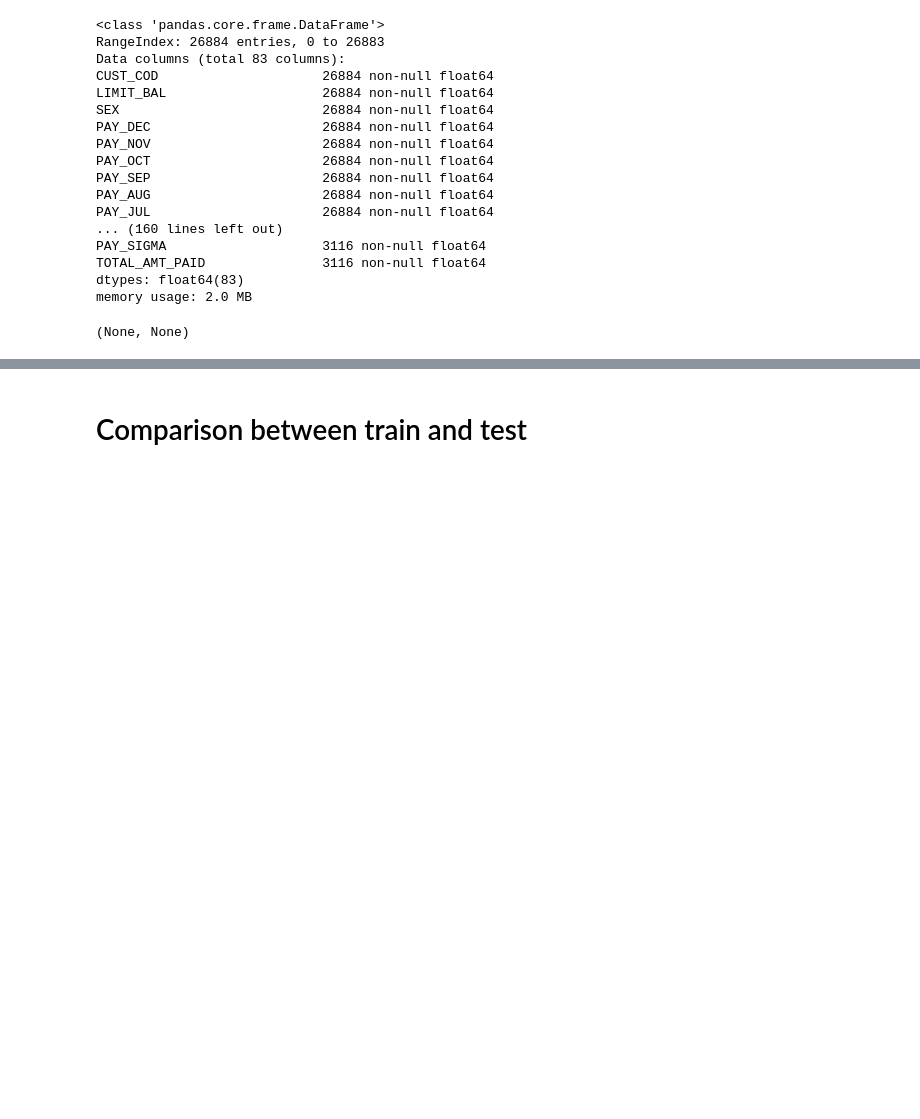
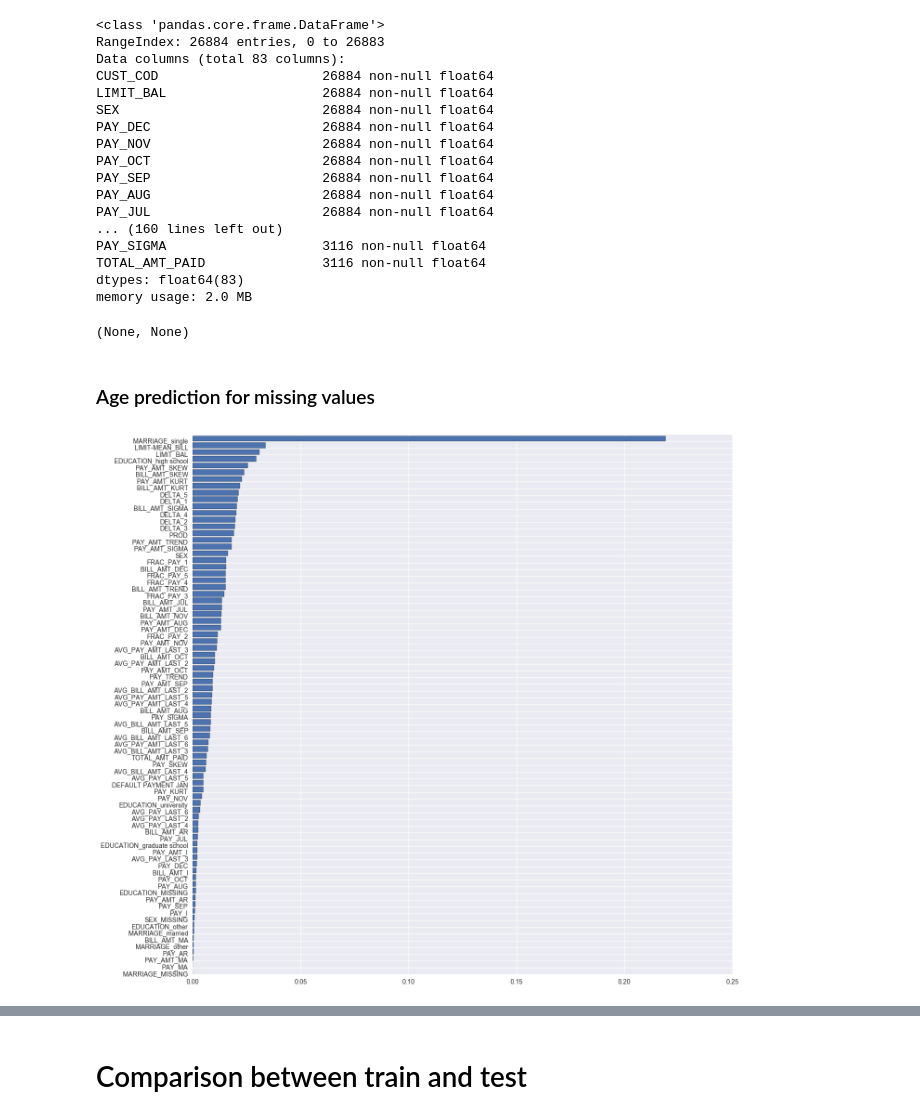
Before and after one commit to pietrodimarco91/Machine-Learning-Project-Loan-Default-Prediction, a Jupyter notebook: Transform features.ipynb, the cells around one changed output, grey strips where cells are left out. Cells and saved outputs as stored; diff of their text form; code cells hidden in the pictures; blank space fills up the shorter version.

Commit message:
Added the age prediction to Transform Features notebook

```diff
--- a/Transform features.ipynb
+++ b/Transform features.ipynb
@@ -222,3 +222,26 @@ TOTAL_AMT_PAID               3116 non-null float64
 dtypes: float64(83)
 memory usage: 2.0 MB
 (None, None)
+# %% [markdown]
+### Age prediction for missing values
+# %%
+train_not_ma=train.loc[train["AGE_MISSING"]==0]
+train_not_ma_x=train_not_ma.drop(['CUST_COD', 'AGE','AGE_MISSING'], axis=1)
+train_not_ma_y=train_not_ma['AGE'].ravel()
+# %%
+def feature_impo_graph(model):
+    feature_importances = [(x, y) for x,y in zip(model.feature_importances_, train_not_ma_x.columns.values)]
+
+    feature_importances.sort(key = lambda x : x[0])
+    plt.figure(figsize=(15, 15))
+    plt.barh(range(len(feature_importances)), [x[0] for x in feature_importances], tick_label = [x[1] for x in feature_importances])
+# %%
+from sklearn.tree import DecisionTreeRegressor
+
+#DECISIONTREEREGRESSOR feature selection
+model =  DecisionTreeRegressor(random_state=1234)
+model=model.fit(train_not_ma_x,train_not_ma_y)
+# %%
+feature_impo_graph(model)
+# %% [output]
+[figure, added]
```
Also changed, not shown: parts of 17 cells of this notebook.
